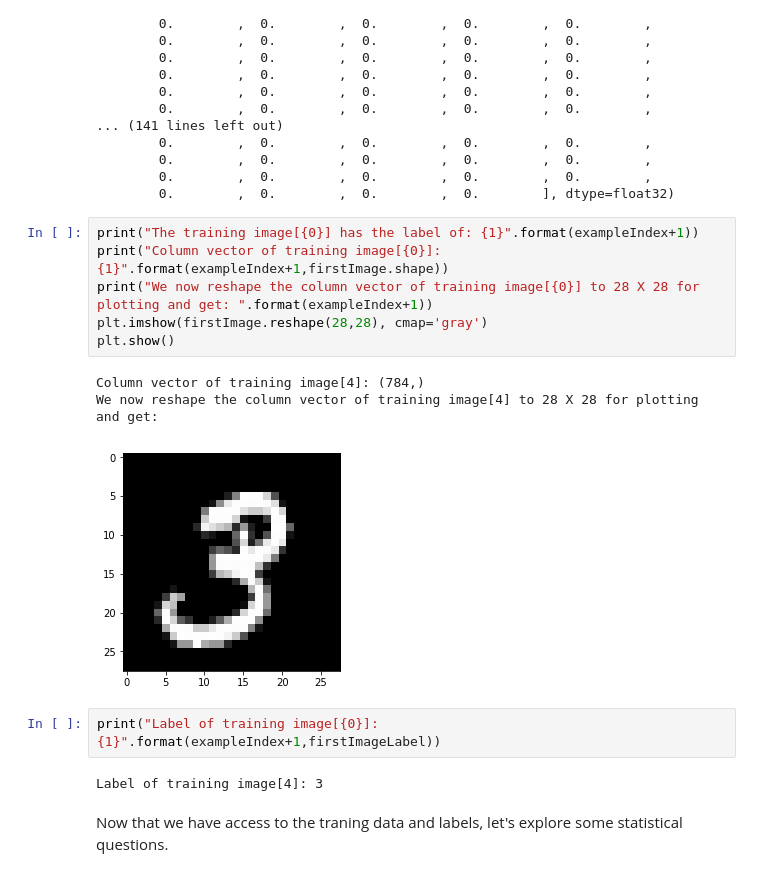
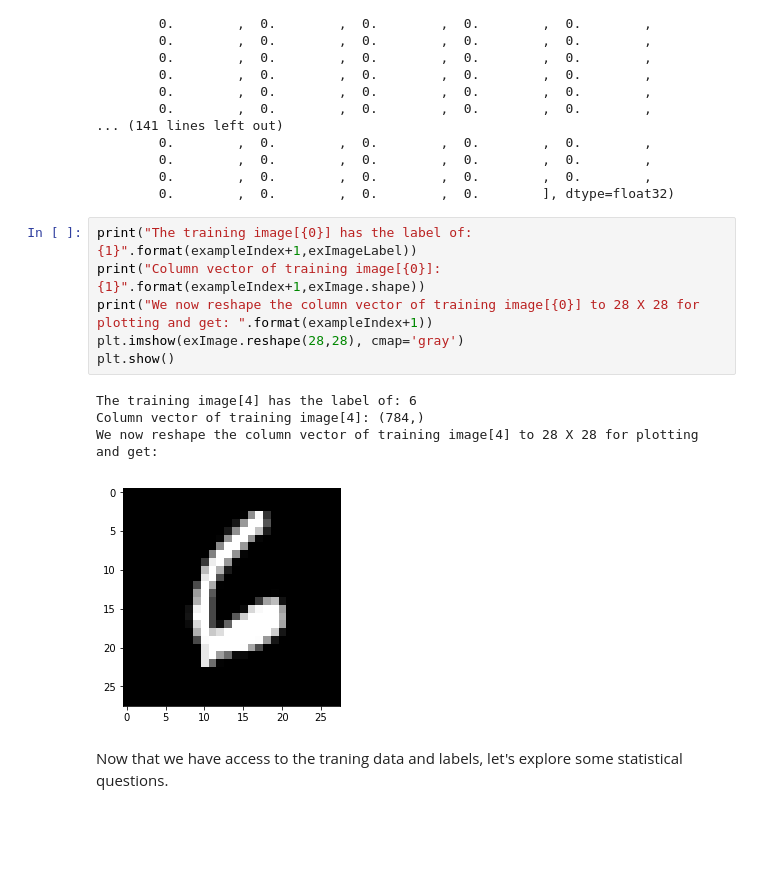
Before and after one commit to Andrewnetwork/MathematicalInvestigations, a Jupyter notebook: ComputerVision/MNIST Probability Experiments 1.ipynb, the cells around one changed output. Drawn from its saved outputs; the diff is of its cells as text; blank space fills up the shorter version.

```diff
--- a/ComputerVision/MNIST Probability Experiments 1.ipynb
+++ b/ComputerVision/MNIST Probability Experiments 1.ipynb
@@ -65,19 +65,16 @@ array([ 0.        ,  0.        ,  0.        ,  0.        ,  0.        ,
         0.        ,  0.        ,  0.        ,  0.        ,  0.        ,
         0.        ,  0.        ,  0.        ,  0.        ], dtype=float32)
 # %%
-print("The training image[{0}] has the label of: {1}".format(exampleIndex+1))
-print("Column vector of training image[{0}]: {1}".format(exampleIndex+1,firstImage.shape))
+print("The training image[{0}] has the label of: {1}".format(exampleIndex+1,exImageLabel))
+print("Column vector of training image[{0}]: {1}".format(exampleIndex+1,exImage.shape))
 print("We now reshape the column vector of training image[{0}] to 28 X 28 for plotting and get: ".format(exampleIndex+1))
-plt.imshow(firstImage.reshape(28,28), cmap='gray')
+plt.imshow(exImage.reshape(28,28), cmap='gray')
 plt.show()
 # %% [output]
+The training image[4] has the label of: 6
 Column vector of training image[4]: (784,)
 We now reshape the column vector of training image[4] to 28 X 28 for plotting and get:
-[figure, old version]
+[figure, new version]
-# %%
-print("Label of training image[{0}]: {1}".format(exampleIndex+1,firstImageLabel))
-# %% [output]
-Label of training image[4]: 3
 # %% [markdown]
 Now that we have access to the traning data and labels, let's explore some statistical questions.
 # %% [markdown]
```
Also changed, not shown: parts of 1 cell of this notebook, 3 other files.
